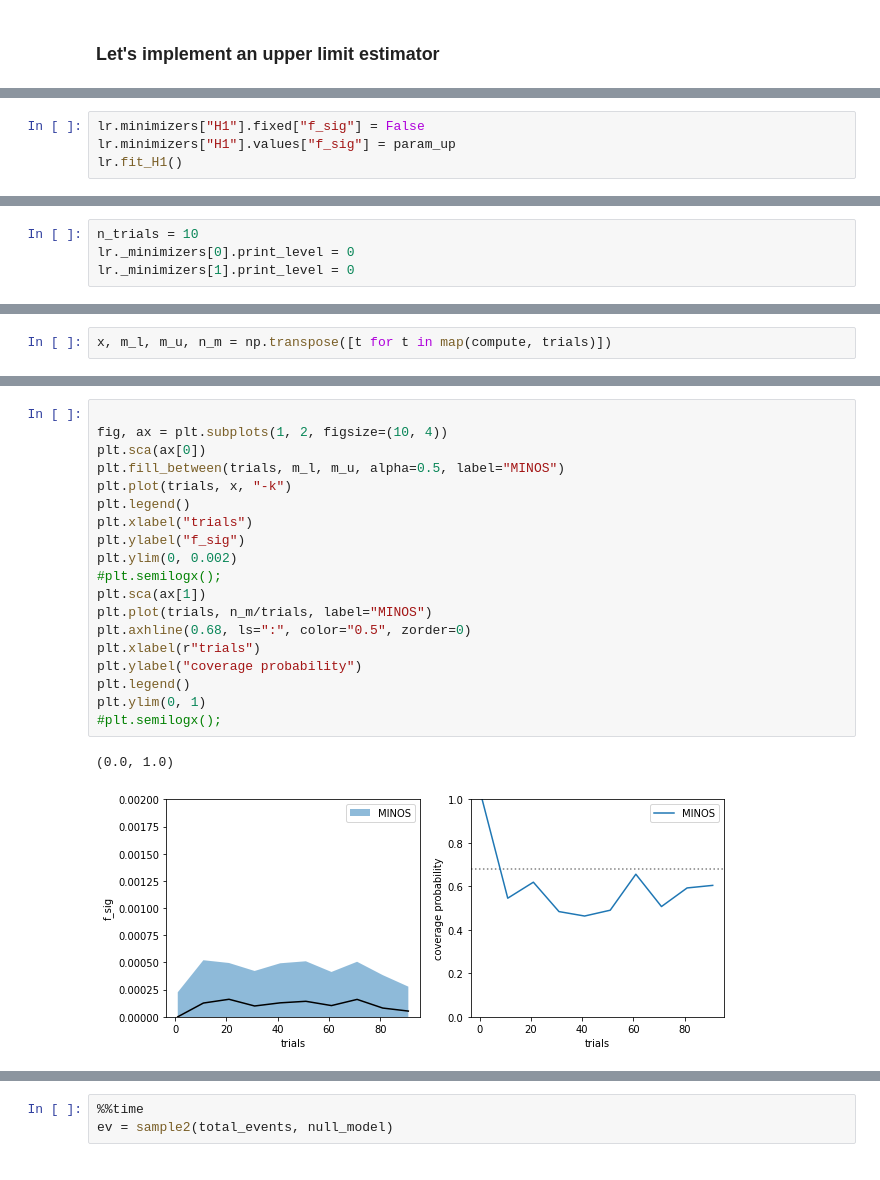
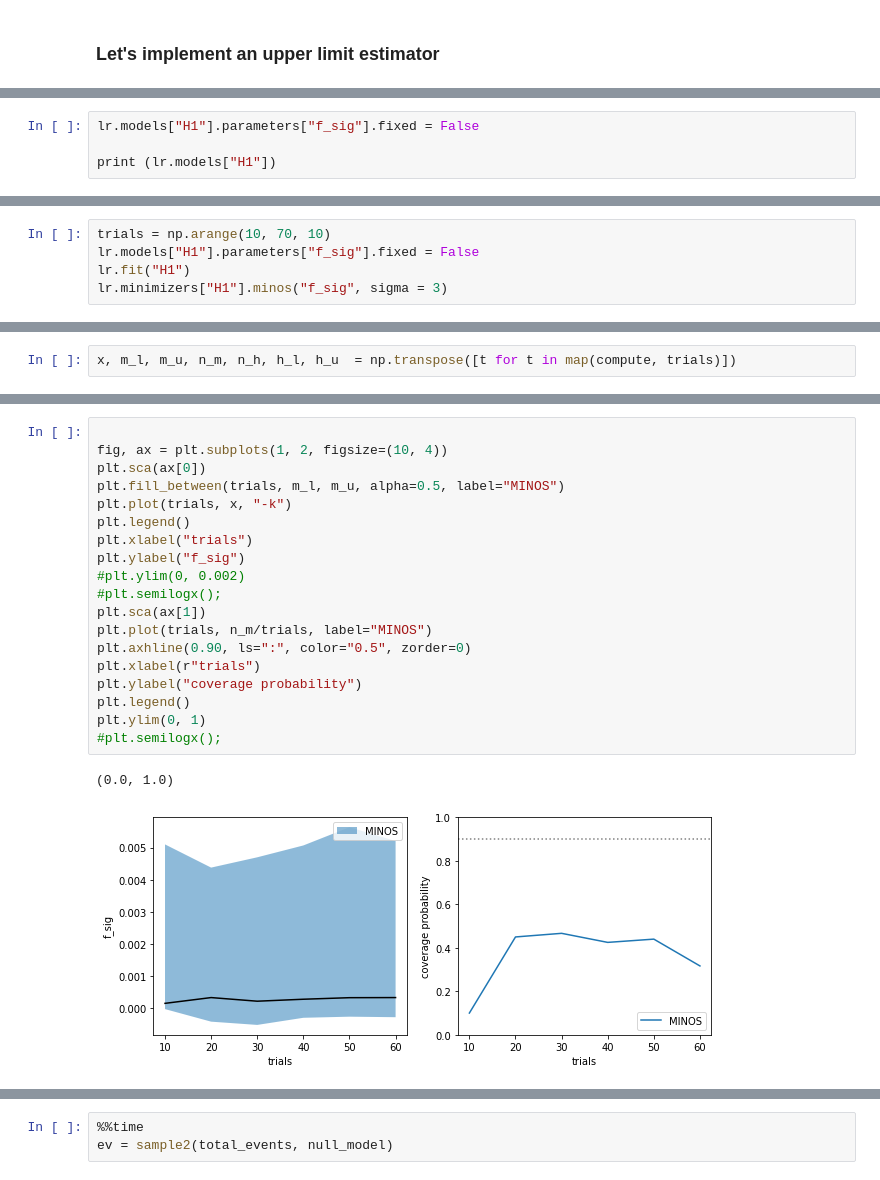
Before and after one commit to zemrude/DMfit, a Jupyter notebook: DMfit/examples/Example.ipynb, the cells around one changed output, grey strips where cells are left out. Cells and saved outputs as stored; diff of their text form.

```diff
--- a/DMfit/examples/Example.ipynb
+++ b/DMfit/examples/Example.ipynb
@@ -397,5 +426,5 @@ ax.axhline(y=deltaTS)
 # %%
-lr.minimizers["H1"].fixed["f_sig"] = False
-lr.minimizers["H1"].values["f_sig"] = param_up
-lr.fit_H1()
+lr.models["H1"].parameters["f_sig"].fixed = False
+
+print (lr.models["H1"])
 # %% [output]
@@ -442,7 +441,3 @@ print (model)
-# %%
-n_trials = 10
-lr._minimizers[0].print_level = 0
-lr._minimizers[1].print_level = 0
 # %%
 %%time
 ds.sample(total_events, null_model)
@@ -507,0 +579,5 @@ trials = np.arange(1, 100, 10)
+# %%
+trials = np.arange(10, 70, 10)
+lr.models["H1"].parameters["f_sig"].fixed = False
+lr.fit("H1")
+lr.minimizers["H1"].minos("f_sig", sigma = 3)
@@ -508,3 +591,3 @@ trials = np.arange(1, 100, 10)
 # %%
-x, m_l, m_u, n_m = np.transpose([t for t in map(compute, trials)])
+x, m_l, m_u, n_m, n_h, h_l, h_u  = np.transpose([t for t in map(compute, trials)])
 # %% [output]
@@ -532,22 +625,22 @@ array([ 1.,  6., 13., 15., 19., 25., 40., 36., 48., 55.])
 # %%
 
 fig, ax = plt.subplots(1, 2, figsize=(10, 4))
 plt.sca(ax[0])
 plt.fill_between(trials, m_l, m_u, alpha=0.5, label="MINOS")
 plt.plot(trials, x, "-k")
 plt.legend()
 plt.xlabel("trials")
 plt.ylabel("f_sig")
-plt.ylim(0, 0.002)
+#plt.ylim(0, 0.002)
 #plt.semilogx();
 plt.sca(ax[1])
 plt.plot(trials, n_m/trials, label="MINOS")
-plt.axhline(0.68, ls=":", color="0.5", zorder=0)
+plt.axhline(0.90, ls=":", color="0.5", zorder=0)
 plt.xlabel(r"trials")
 plt.ylabel("coverage probability")
 plt.legend()
 plt.ylim(0, 1)
 #plt.semilogx();
 # %% [output]
 (0.0, 1.0)
-[figure, old version]
+[figure, new version]
```
Also changed, not shown: parts of 44 cells of this notebook, 3 other files.
